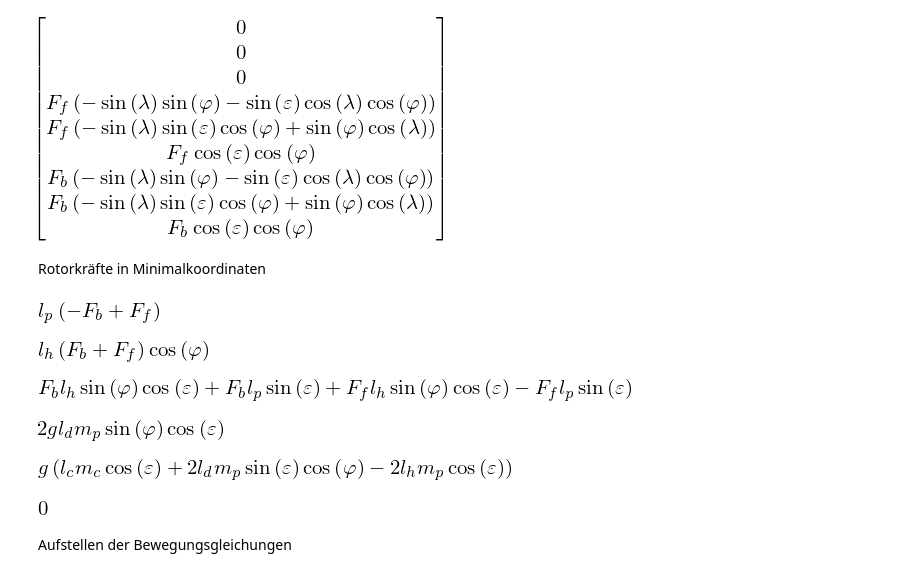
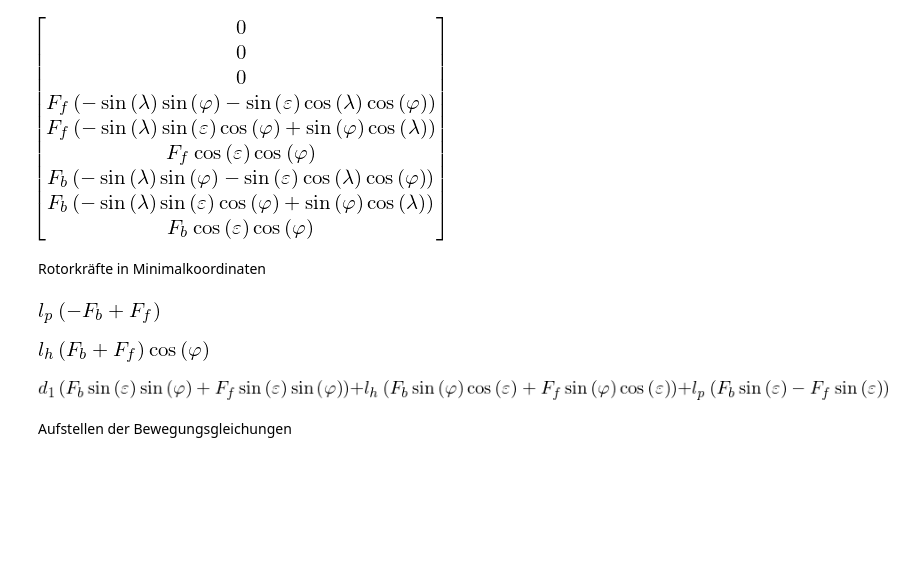
Before and after one commit to Rojetto/helicopter_thesis_code, a Jupyter notebook: scripts/model_derivation.ipynb, the cells around one changed output. Cells and saved outputs as stored; diff of their text form; code cells hidden in the pictures; blank space fills up the shorter version.

```diff
--- a/scripts/model_derivation.ipynb
+++ b/scripts/model_derivation.ipynb
@@ -67,9 +67,8 @@ s_to_t_subs = qdds_to_qddt_subs + qds_to_qdt_subs + qs_to_qt_subs
 qt = Matrix([lt, et, pt])
 qs = Matrix([ls, es, ps])
 
-lc, lh, lp, ld = symbols("l_c, l_h, l_p, l_d")
+lc, lh, lp, dc, d1, d2 = symbols("l_c, l_h, l_p, d_c, d_1, d_2")
 mc, mp = symbols("m_c, m_p")
-Kf, Vf, Vb = symbols("K_f, V_f, V_b")
 Ffs, Fbs = symbols("F_f, F_b")
 
 t = symbols("t")
@@ -129,9 +112,9 @@ IF
 # %% [markdown]
 Definition der Transformationsgleichungen für Koordinaten und erste Zeitableitungen
 # %%
-pc_from_q = Matrix((IC * Matrix([0, 0, 0, 1]))[0:3])
-pf_from_q = Matrix((IF * Matrix([0, 0, 0, 1]))[0:3])
-pb_from_q = Matrix((IB * Matrix([0, 0, 0, 1]))[0:3])
+pc_from_q = Matrix((IMC * Matrix([0, 0, 0, 1]))[0:3])
+pf_from_q = Matrix((IMF * Matrix([0, 0, 0, 1]))[0:3])
+pb_from_q = Matrix((IMB * Matrix([0, 0, 0, 1]))[0:3])
 
 p_from_q = Matrix([pc_from_q[0], pc_from_q[1], pc_from_q[2], pf_from_q[0], pf_from_q[1], pf_from_q[2], pb_from_q[0], pb_from_q[1], pb_from_q[2]])
 
@@ -160,10 +143,10 @@ L
 Definition der Rotorkräfte
 # %%
 Ff_direction_local = Matrix([0, 0, 1, 0])
-Ff = Ffs*(IF * Ff_direction_local).row([0,1,2])
+Ff = Ffs*(IMF * Ff_direction_local).row([0,1,2])
 
 Fb_direction_local = Matrix([0, 0, 1, 0])
-Fb = Fbs*(IB * Fb_direction_local).row([0,1,2])
+Fb = Fbs*(IMB * Fb_direction_local).row([0,1,2])
 # %% [markdown]
 Rotorkräfte in redundanten Koordinaten
 # %%
@@ -176,30 +159,15 @@ Rotorkräfte in Minimalkoordinaten
 # %%
 fl = (F_redundant.T * p_from_q.subs(qt_to_qs_subs).diff(ls))[0].simplify()
 fe = (F_redundant.T * p_from_q.subs(qt_to_qs_subs).diff(es))[0].simplify()
 fp = (F_redundant.T * p_from_q.subs(qt_to_qs_subs).diff(ps))[0].simplify()
 
 display(fp)
 display(fe)
-display(fl)
+display(fl.collect([d1, lh, lp]))
 # %% [output]
 [figure]
 [figure]
-[figure, old version]
+[figure, new version]
-# %%
-# Gravitationskräfte in redundanten Koordinaten
-Fg_redundant = Matrix([0, 0, -mc*g, 0, 0, -mp*g, 0, 0, -mp*g])
-# Gravitation in Minimalkoordinaten
-fgl = (Fg_redundant.T * p_from_q.subs(qt_to_qs_subs).diff(ls))[0]
-fge = (Fg_redundant.T * p_from_q.subs(qt_to_qs_subs).diff(es))[0].simplify()
-fgp = (Fg_redundant.T * p_from_q.subs(qt_to_qs_subs).diff(ps))[0].simplify()
-
-display(fgp)
-display(fge)
-display(fgl)
-# %% [output]
-[figure, removed]
-[figure, removed]
-[figure, removed]
 # %% [markdown]
 Aufstellen der Bewegungsgleichungen
 # %%
```
Also changed, not shown: parts of 16 cells of this notebook.
